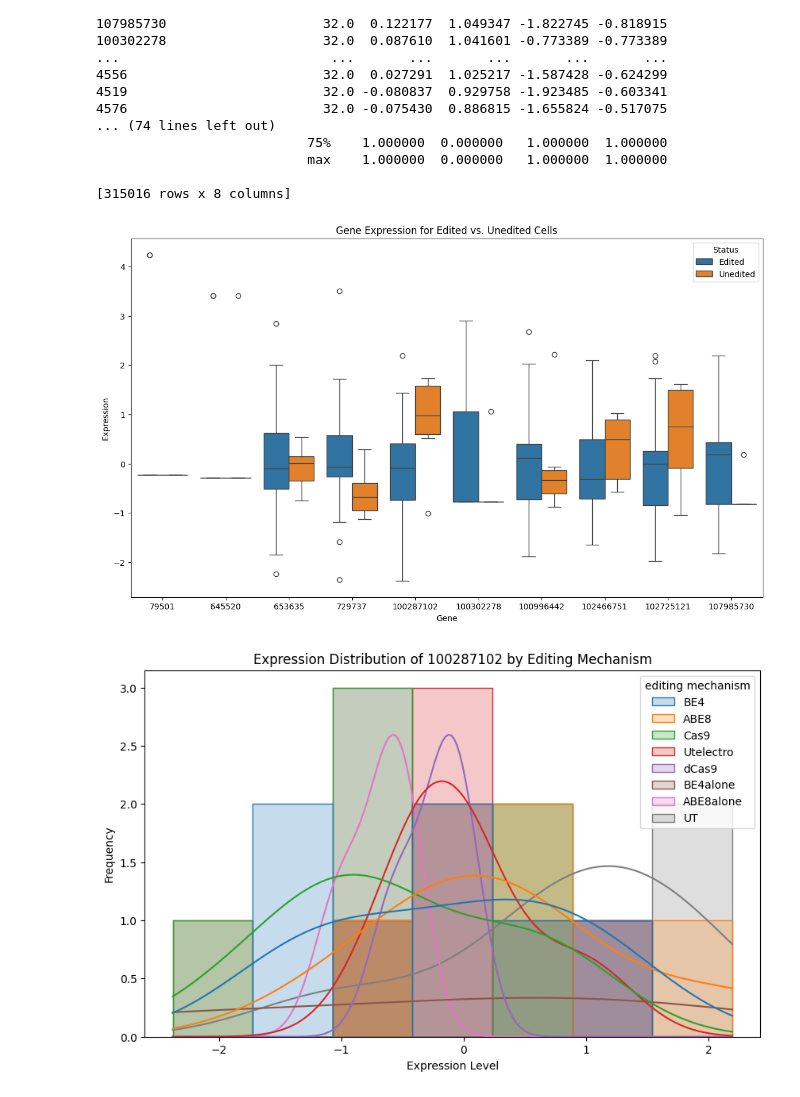
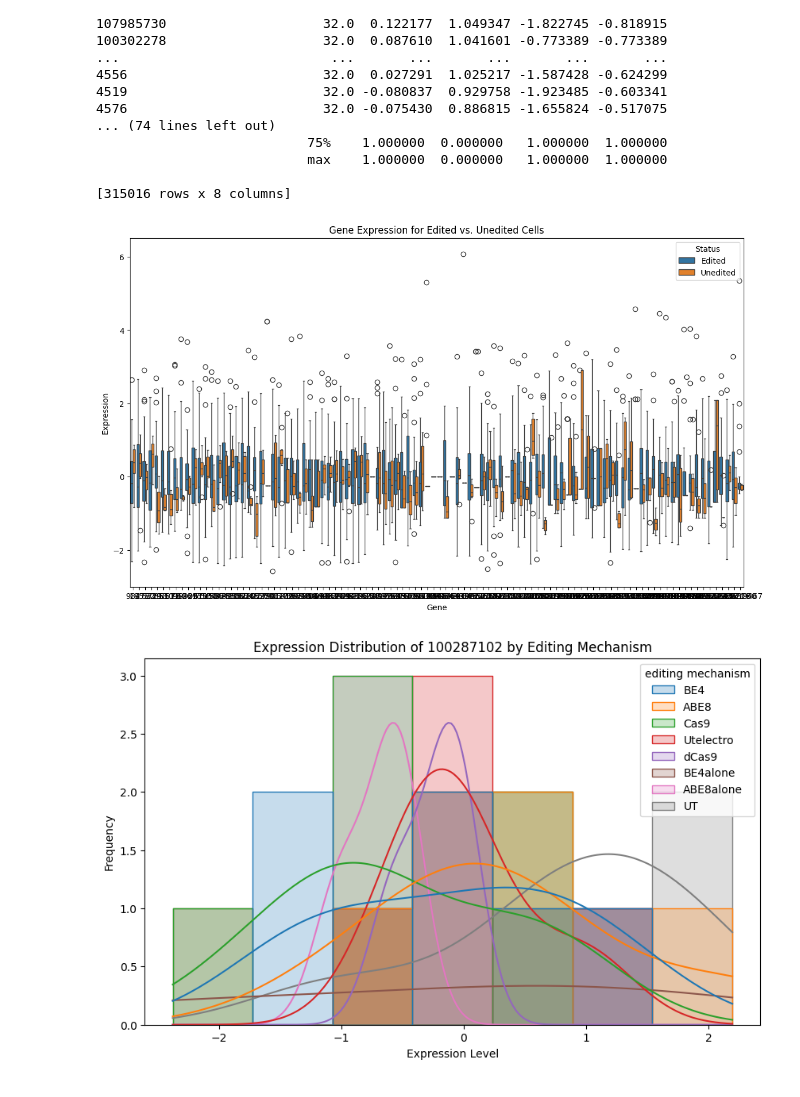
Before and after one commit to zoraizmohammad/LifeEdit, a Jupyter notebook: LifeEdit_EDA_MZ.ipynb, the cells around one changed output. Saved outputs shown, nothing was run; the diff lists cells and outputs as text; code cells hidden in the pictures.

Commit message:
More Charts

```diff
--- a/LifeEdit_EDA_MZ.ipynb
+++ b/LifeEdit_EDA_MZ.ipynb
@@ -352,21 +352,21 @@ GeneID
 # %%
 import matplotlib.pyplot as plt
 import seaborn as sns
 
 # Select a subset of genes for visualization
-selected_genes = scaled_df.columns[:10]  # Adjust for any other set of genes if needed
+selected_genes = scaled_df.columns[:100]  # Adjust for any other set of genes if needed
 
 # Melt data for easy plotting
 melted_df = scaled_df[selected_genes].reset_index().melt(id_vars=['index'], var_name='Gene', value_name='Expression')
 melted_df['Status'] = melted_df['index'].map(lambda x: 'Edited' if scaled_df.loc[x, 'Edited (1) or Unedited (0)'] == 1 else 'Unedited')
 
 # Plot
 plt.figure(figsize=(14, 8))
 sns.boxplot(data=melted_df, x='Gene', y='Expression', hue='Status')
 plt.title("Gene Expression for Edited vs. Unedited Cells")
 plt.show()
 # %% [output]
-[figure, old version]
+[figure, new version]
 # %%
 # Select a subset of genes
 selected_genes = scaled_df.columns[:10]
```
Also changed, not shown: parts of 6 cells of this notebook.
